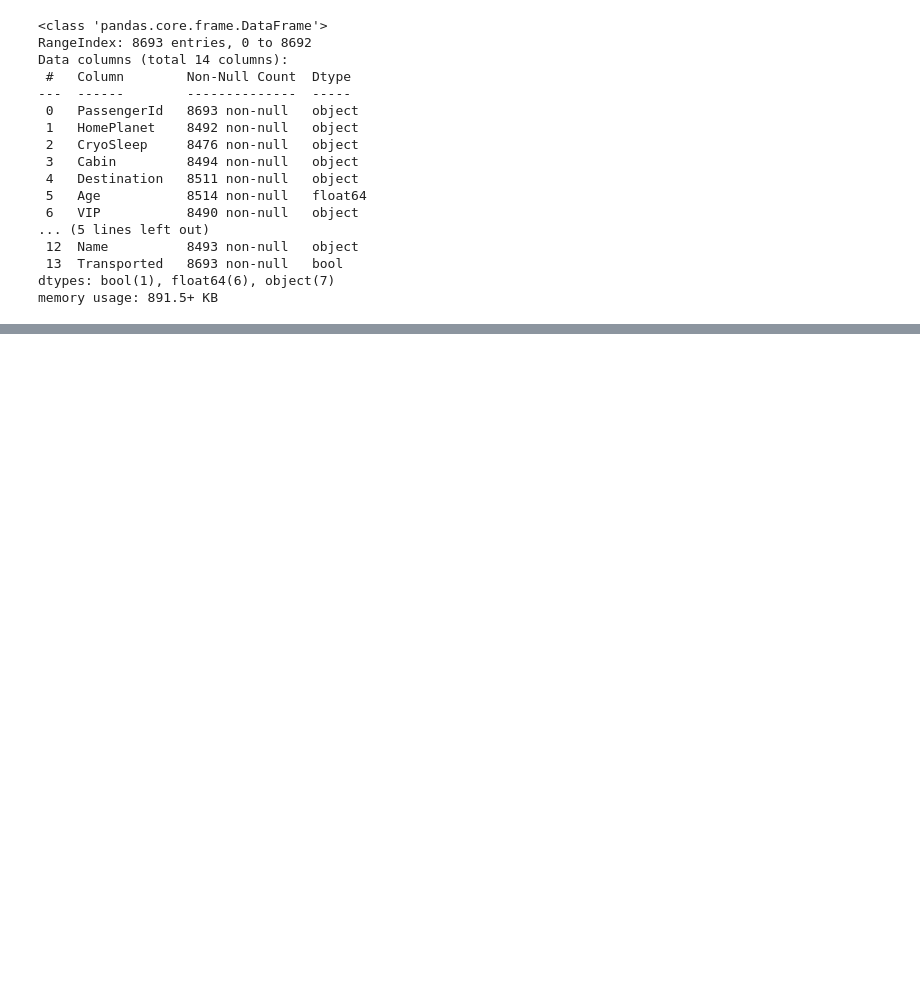
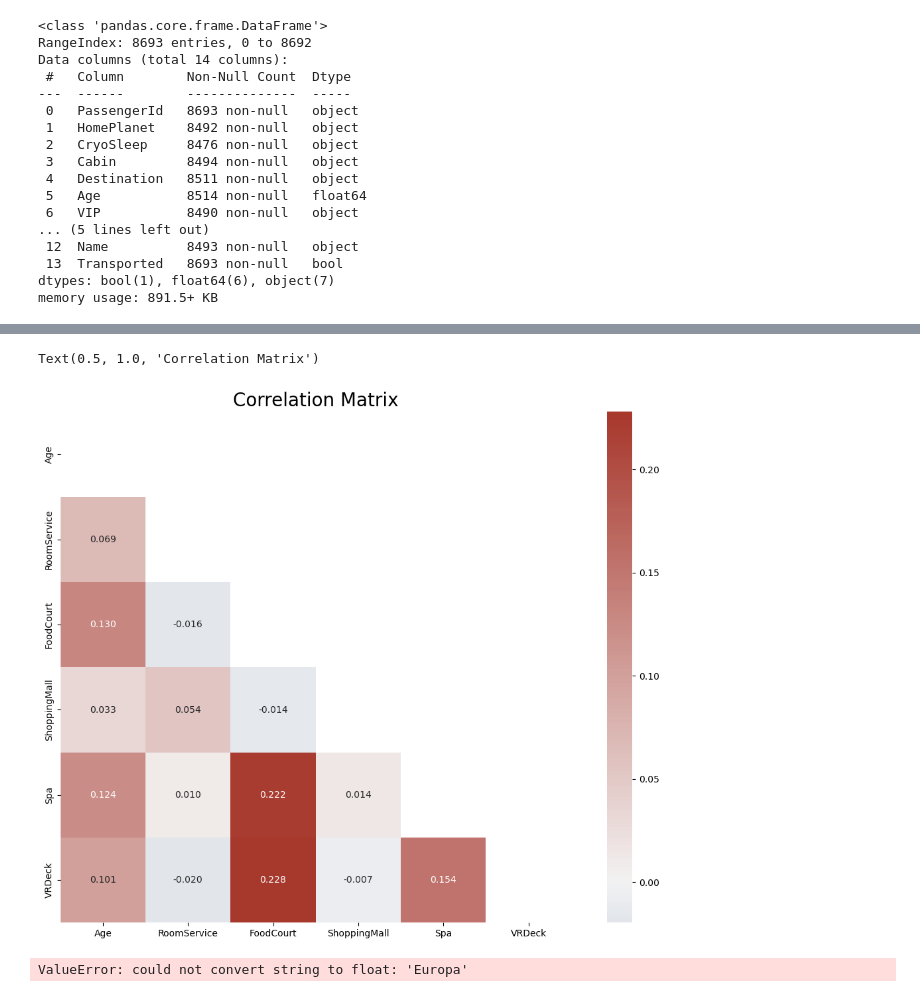
Before and after one commit to johlys/INF367, a Jupyter notebook: elias_notebook.ipynb, the cells around one changed output, grey strips where cells are left out. Saved outputs shown, nothing was run; the diff lists cells and outputs as text; code cells hidden in the pictures; blank space fills up the shorter version.

```diff
--- a/elias_notebook.ipynb
+++ b/elias_notebook.ipynb
@@ -105,0 +218,9 @@ dtype: object
+# %%
+categoric = []
+numeric = []
+
+for col in train.columns:
+    if train[col].dtype == 'Int64':
+        numeric.append(col)
+    else:
+        categoric.append(col)
@@ -105,0 +241,34 @@ dtype: object
+# %%
+# corr matrix for the numeric categories # https://maria-aguilera.github.io/projects/spaceship-titanic.html
+
+
+plt.figure(figsize=(14,10))
+matrix = train[numeric].corr()
+mask = np.triu(np.ones_like(matrix, dtype=bool))
+
+# Create a custom diverging palette
+cmap = sns.diverging_palette(250, 15, s=75, l=40,
+                             n=9, center="light", as_cmap=True)
+sns.heatmap(matrix, mask=mask, center=0, annot=True,
+             fmt='.3f', square=True, cmap=cmap)
+
+plt.title('Correlation Matrix',fontsize = 20)
+#plt.savefig('Correlation Matrix.png')
+# %% [output]
+Text(0.5, 1.0, 'Correlation Matrix')
+[figure, added]
+# %%
+# makking a better corr matrix
+
+
+
+correlation_matrix = train.corr() # need onehot encoding and preprocessed features first
+
+
+# Create the correlation heatmap with two decimal places in annotations
+plt.figure(figsize=(20, 10))
+sns.heatmap(correlation_matrix, annot=True, fmt=".2f", cmap='coolwarm', linewidths=0.5)
+plt.title('Correlation Heatmap')
+plt.show()
+# %% [output]
+ValueError: could not convert string to float: 'Europa'
```
Also changed, not shown: parts of 24 cells of this notebook.
